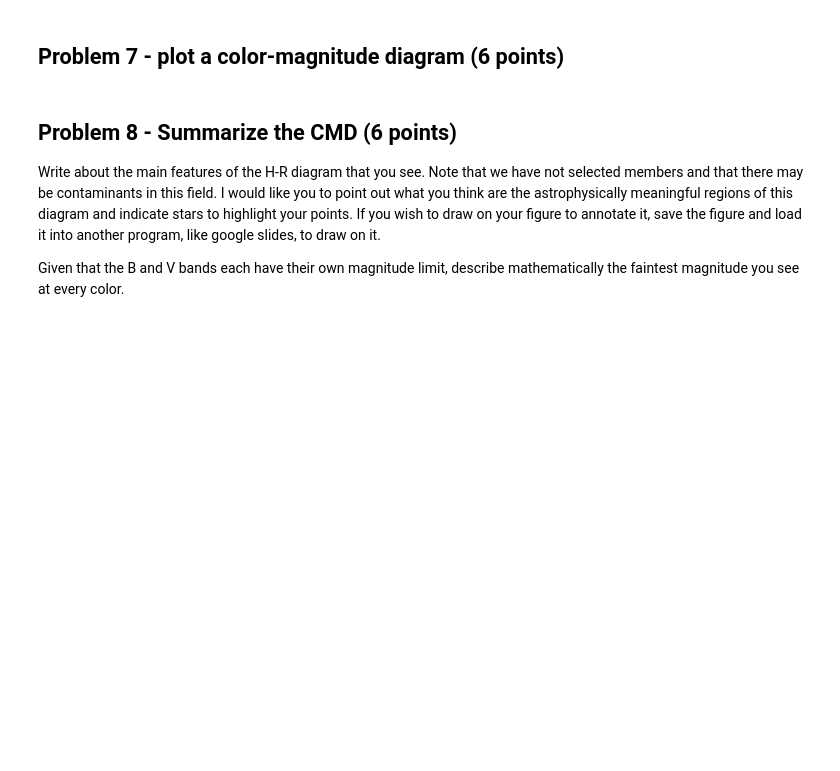
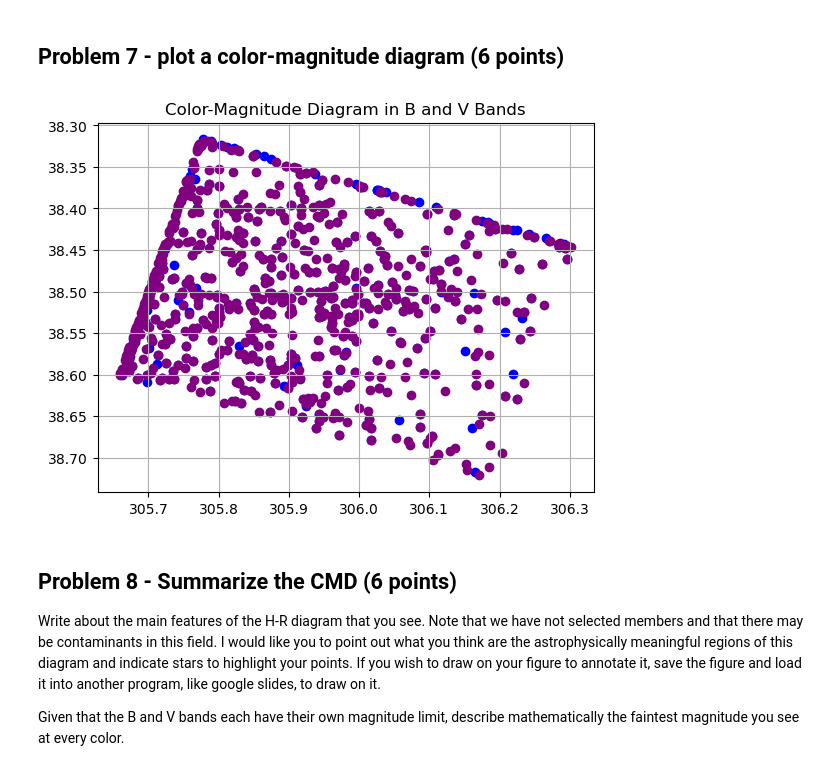
Before and after one commit to camerynwheeler/Reductionproject_student, a Jupyter notebook: cluster_photometry_student.ipynb, the cells around one changed output. Saved outputs shown, nothing was run; the diff lists cells and outputs as text; code cells hidden in the pictures; blank space fills up the shorter version.

```diff
--- a/cluster_photometry_student.ipynb
+++ b/cluster_photometry_student.ipynb
@@ -546,3 +545,14 @@ plt.grid(True)
+# %%
+#**************************
+# your figure here
+plt.figure("myfig.png")
+plt.scatter(ra_b, dec_b, color='blue')
+plt.scatter(ra_v, dec_v, color='purple')
+plt.title('Color-Magnitude Diagram in B and V Bands')
+plt.gca().invert_yaxis()
+plt.grid(True)
+# %% [output]
+[figure, added]
 # %% [markdown]
 ## Problem 8 - Summarize the CMD (6 points)
 Write about the main features of the H-R diagram that you see.  Note that we have not selected members and that there may be contaminants in this field.  I would like you to point out what you think are the astrophysically meaningful regions of this diagram and indicate stars to highlight your points.   If you wish to draw on your figure to annotate it, save the figure and load it into another program, like google slides, to draw on it.
```
Also changed, not shown: parts of 6 cells of this notebook.
